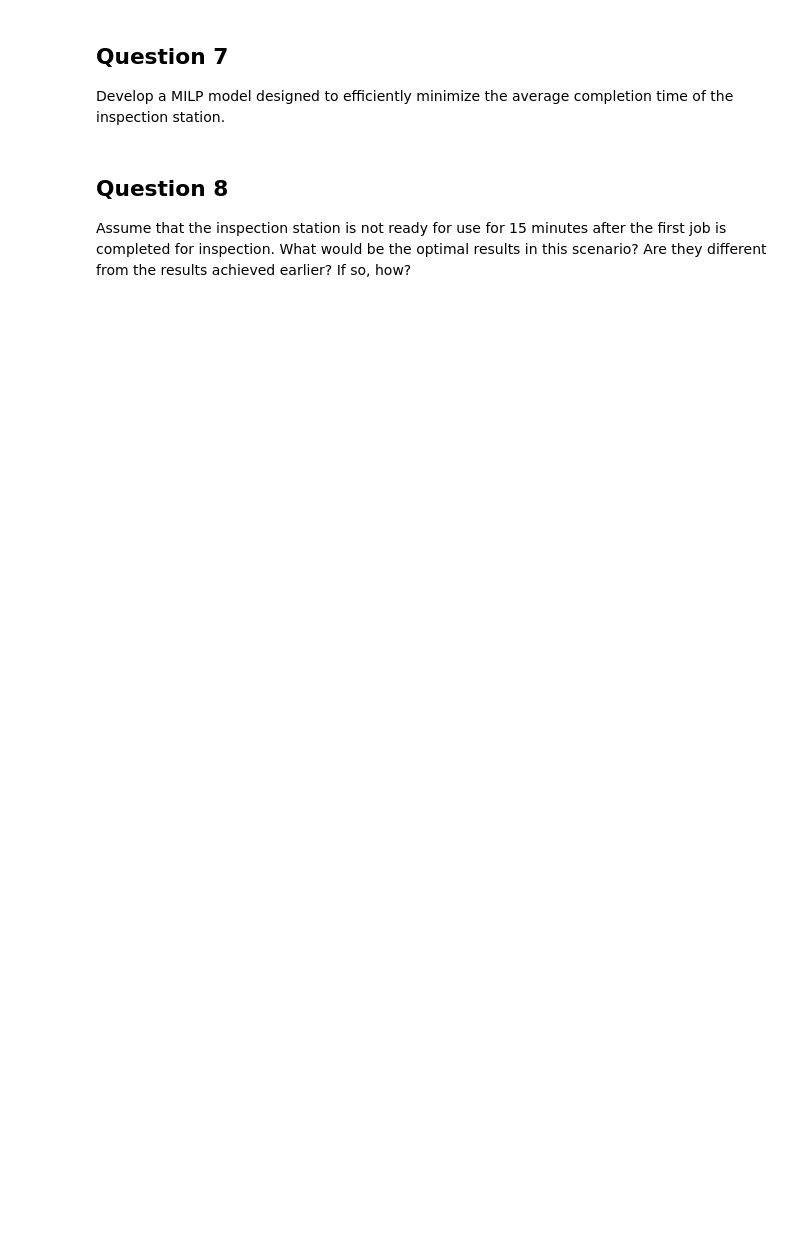
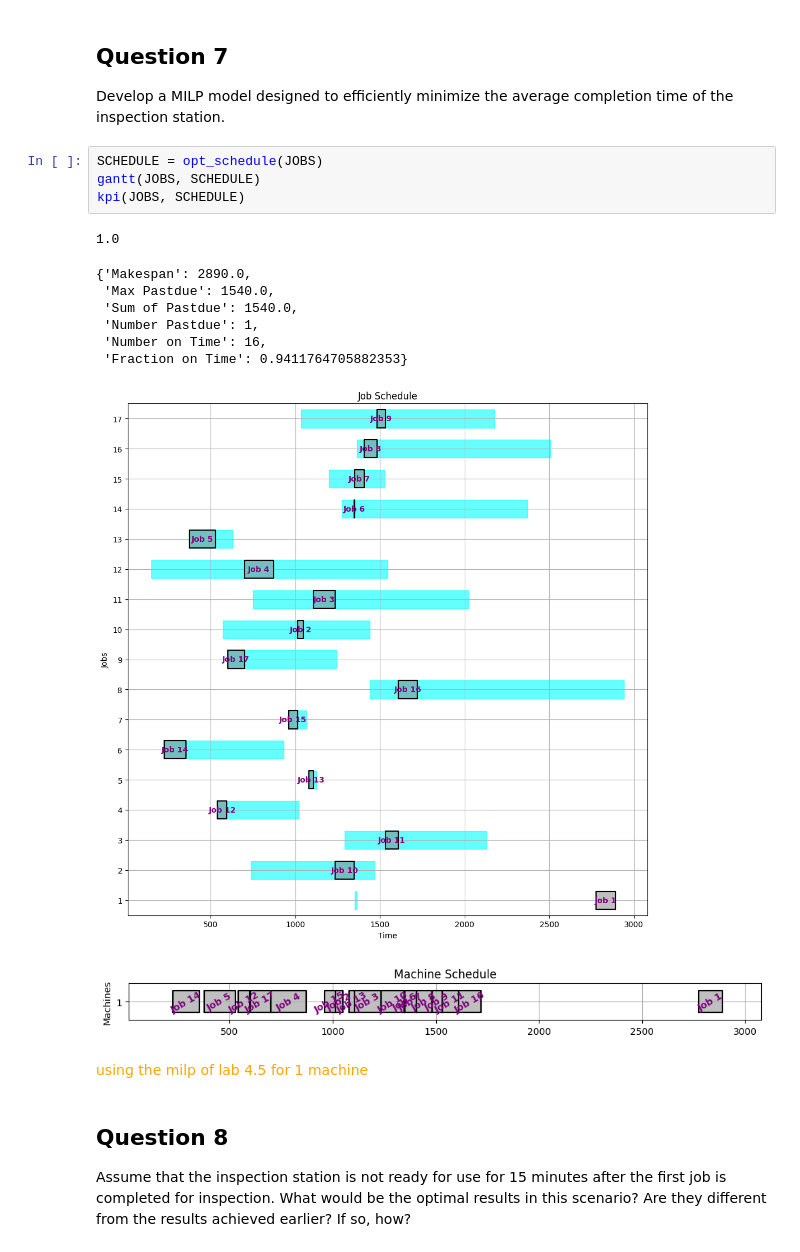
Before and after one commit to Ualh/operation_management, a Jupyter notebook: group7.ipynb, the cells around one changed output. Cells and saved outputs as stored; diff of their text form; blank space fills up the shorter version.

```diff
--- a/group7.ipynb
+++ b/group7.ipynb
@@ -3077,6 +3096,24 @@ EDD Order:
 
 Develop a MILP model designed to efficiently minimize the average completion time of
 the inspection station.
+# %%
+SCHEDULE = opt_schedule(JOBS)
+gantt(JOBS, SCHEDULE)
+kpi(JOBS, SCHEDULE)
+# %% [output]
+1.0
+{'Makespan': 2890.0,
+ 'Max Pastdue': 1540.0,
+ 'Sum of Pastdue': 1540.0,
+ 'Number Pastdue': 1,
+ 'Number on Time': 16,
+ 'Fraction on Time': 0.9411764705882353}
+[figure, added]
+[figure, added]
+# %% [markdown]
+<span style="color: orange">
+using the milp of lab 4.5 for 1 machine
+</span>
 # %% [markdown]
 ## Question 8
 Assume that the inspection station is not ready for use for 15 minutes after the first job is
```
Also changed, not shown: parts of 22 cells of this notebook, 15 other files.
